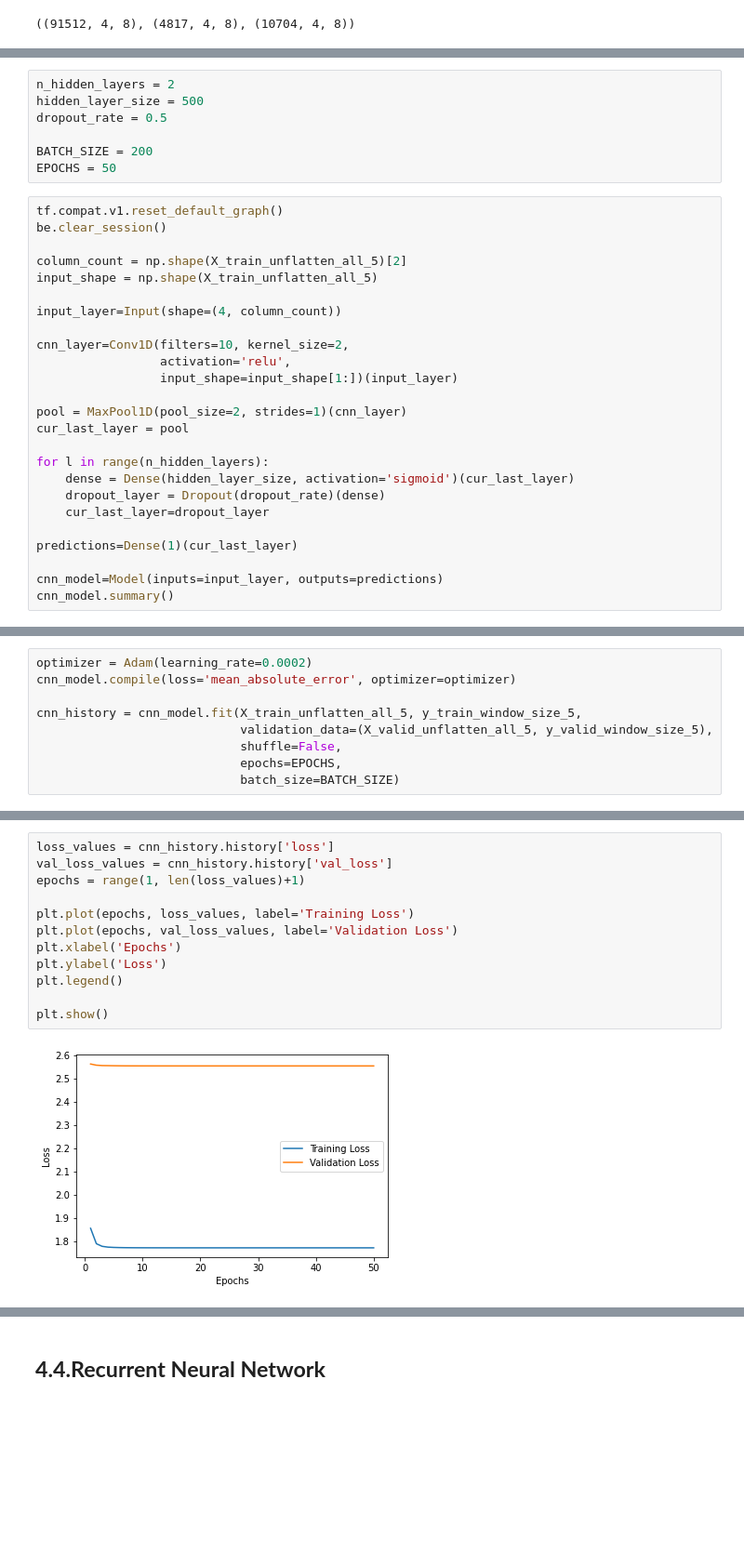
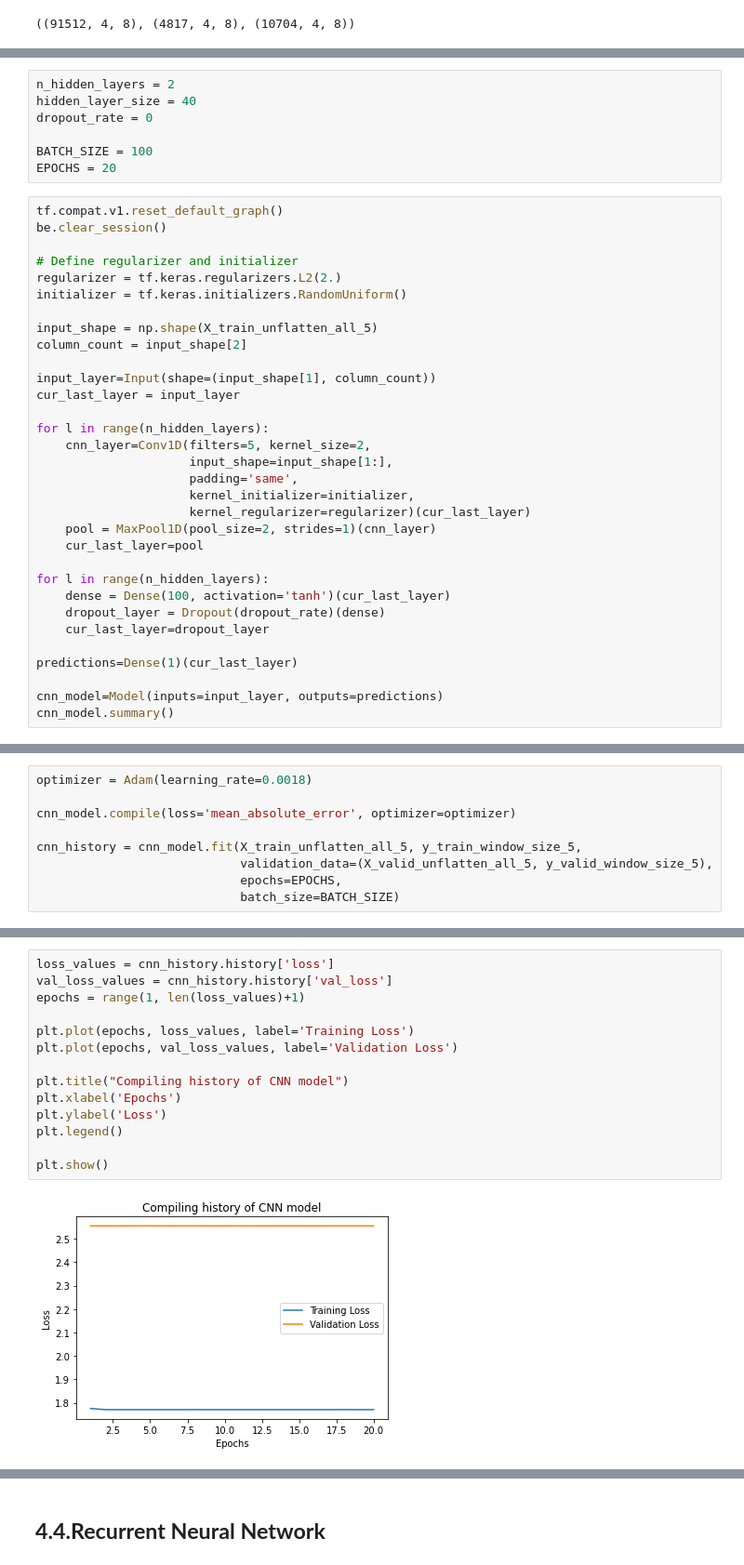
Before and after one commit to TazTornadoo/SigmoidFreud, a Jupyter notebook: Python/Submission/Electricity_price_prediction_5.ipynb, the cells around one changed output, grey strips where cells are left out. Shown at 93% size. Cells and saved outputs as stored; diff of their text form; blank space fills up the shorter version.

```diff
--- a/Python/Submission/Electricity_price_prediction_5.ipynb
+++ b/Python/Submission/Electricity_price_prediction_5.ipynb
@@ -923,28 +986,35 @@ def evaluate_3Dmodel(model, X_test, y_test_true):
 # %%
 n_hidden_layers = 2
-hidden_layer_size = 500
-dropout_rate = 0.5
+hidden_layer_size = 40
+dropout_rate = 0
 
-BATCH_SIZE = 200
-EPOCHS = 50
+BATCH_SIZE = 100
+EPOCHS = 20
 # %%
 tf.compat.v1.reset_default_graph()
 be.clear_session()
 
-column_count = np.shape(X_train_unflatten_all_5)[2]
+# Define regularizer and initializer
+regularizer = tf.keras.regularizers.L2(2.)
+initializer = tf.keras.initializers.RandomUniform()
+
 input_shape = np.shape(X_train_unflatten_all_5)
+column_count = input_shape[2]
 
-input_layer=Input(shape=(4, column_count))
-
-cnn_layer=Conv1D(filters=10, kernel_size=2,
-                 activation='relu',
-                 input_shape=input_shape[1:])(input_layer)
-
-pool = MaxPool1D(pool_size=2, strides=1)(cnn_layer)
-cur_last_layer = pool
+input_layer=Input(shape=(input_shape[1], column_count))
+cur_last_layer = input_layer
 
 for l in range(n_hidden_layers):
-    dense = Dense(hidden_layer_size, activation='sigmoid')(cur_last_layer)
+    cnn_layer=Conv1D(filters=5, kernel_size=2,
+                     input_shape=input_shape[1:],
+                     padding='same',
+                     kernel_initializer=initializer,
+                     kernel_regularizer=regularizer)(cur_last_layer)
+    pool = MaxPool1D(pool_size=2, strides=1)(cnn_layer)
+    cur_last_layer=pool
+
+for l in range(n_hidden_layers):
+    dense = Dense(100, activation='tanh')(cur_last_layer)
     dropout_layer = Dropout(dropout_rate)(dense)
     cur_last_layer=dropout_layer
 
@@ -971,12 +1041,12 @@ Trainable params: 256,671
 Non-trainable params: 0
 _________________________________________________________________
 # %%
-optimizer = Adam(learning_rate=0.0002)
+optimizer = Adam(learning_rate=0.0018)
+
 cnn_model.compile(loss='mean_absolute_error', optimizer=optimizer)
 
 cnn_history = cnn_model.fit(X_train_unflatten_all_5, y_train_window_size_5,
                             validation_data=(X_valid_unflatten_all_5, y_valid_window_size_5),
-                            shuffle=False,
                             epochs=EPOCHS,
                             batch_size=BATCH_SIZE)
 # %% [output]
@@ -1012,14 +1074,16 @@ Mean absolut error on test: 2.255130929429753
 # %%
 loss_values = cnn_history.history['loss']
 val_loss_values = cnn_history.history['val_loss']
 epochs = range(1, len(loss_values)+1)
 
 plt.plot(epochs, loss_values, label='Training Loss')
 plt.plot(epochs, val_loss_values, label='Validation Loss')
+
+plt.title("Compiling history of CNN model")
 plt.xlabel('Epochs')
 plt.ylabel('Loss')
 plt.legend()
 
 plt.show()
 # %% [output]
-[figure, old version]
+[figure, new version]
```
Also changed, not shown: parts of 39 cells of this notebook.
